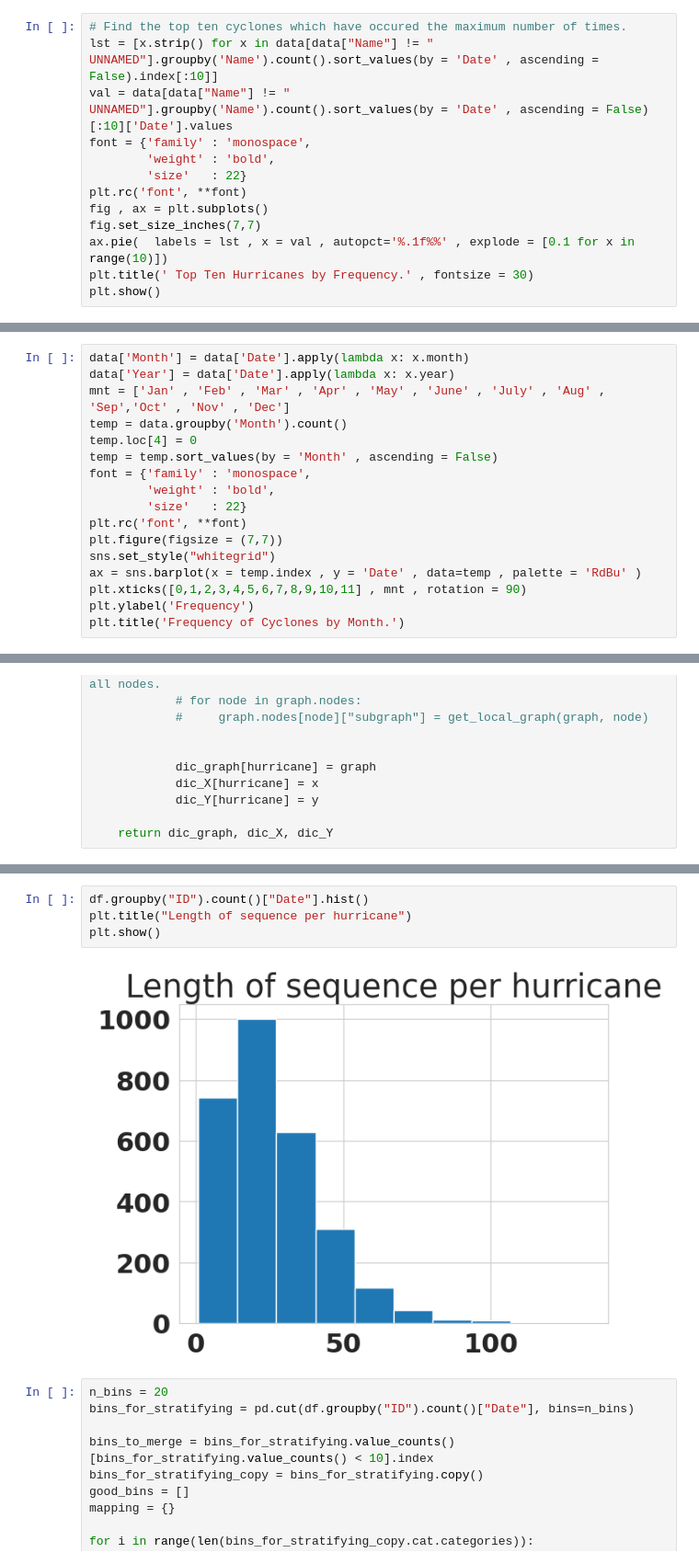
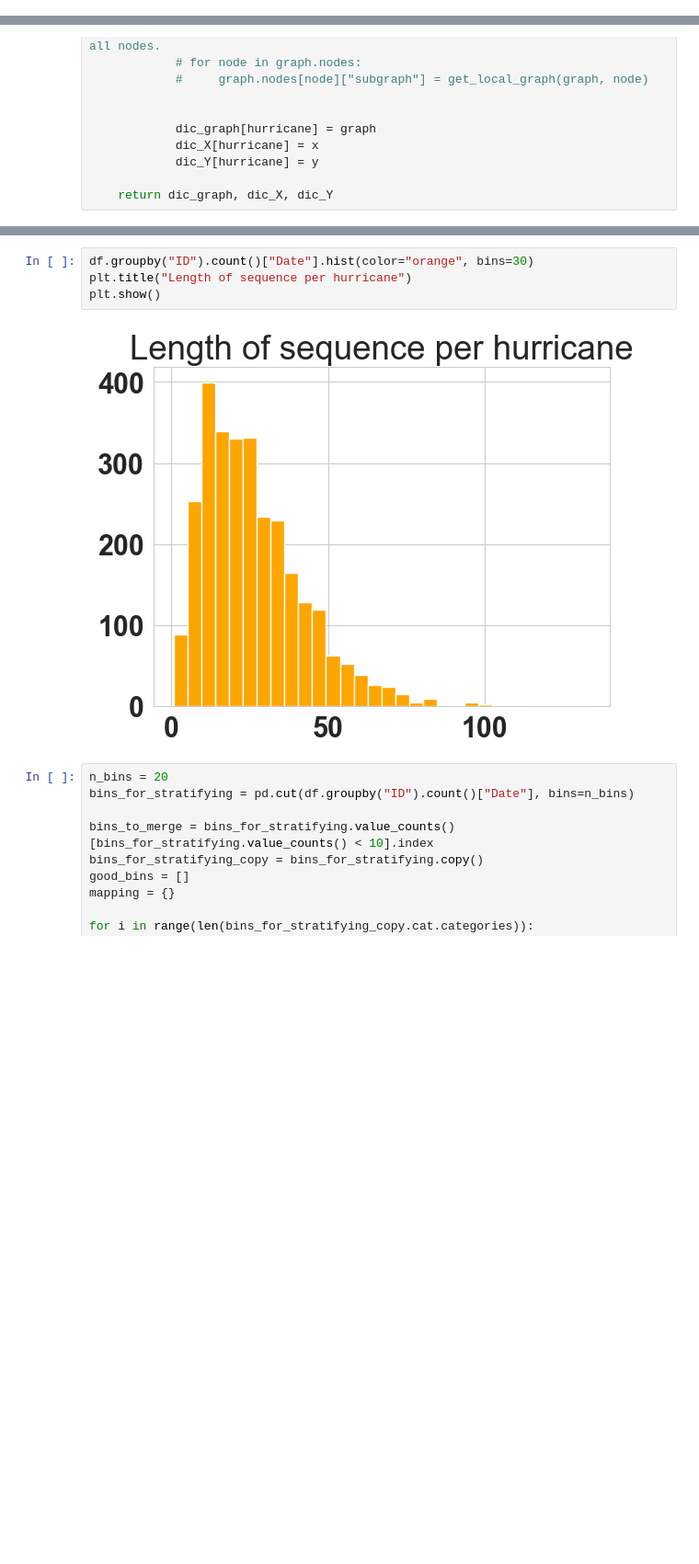
Before and after one commit to EmmaGau/hurricanes_prediction_mlns, a Jupyter notebook: notebooks/explo.ipynb, the cells around one changed output, grey strips where cells are left out. Shown at 92% size. Saved outputs shown, nothing was run; the diff lists cells and outputs as text; blank space fills up the shorter version.

```diff
--- a/notebooks/explo.ipynb
+++ b/notebooks/explo.ipynb
@@ -175,13 +79,0 @@ Missing Values in column Longitude_Hemisphere =  0
-# %%
-# Find the top ten cyclones which have occured the maximum number of times.
-lst = [x.strip() for x in data[data["Name"] != "            UNNAMED"].groupby('Name').count().sort_values(by = 'Date' , ascending = False).index[:10]]
-val = data[data["Name"] != "            UNNAMED"].groupby('Name').count().sort_values(by = 'Date' , ascending = False)[:10]['Date'].values
-font = {'family' : 'monospace',
-        'weight' : 'bold',
-        'size'   : 22}
-plt.rc('font', **font)
-fig , ax = plt.subplots()
-fig.set_size_inches(7,7)
-ax.pie(  labels = lst , x = val , autopct='%.1f%%' , explode = [0.1 for x in range(10)])
-plt.title(' Top Ten Hurricanes by Frequency.' , fontsize = 30)
-plt.show()
@@ -190,17 +79,0 @@ plt.show()
-# %%
-data['Month'] = data['Date'].apply(lambda x: x.month)
-data['Year'] = data['Date'].apply(lambda x: x.year)
-mnt = ['Jan' , 'Feb' , 'Mar' , 'Apr' , 'May' , 'June' , 'July' , 'Aug' , 'Sep','Oct' , 'Nov' , 'Dec']
-temp = data.groupby('Month').count()
-temp.loc[4] = 0
-temp = temp.sort_values(by = 'Month' , ascending = False)
-font = {'family' : 'monospace',
-        'weight' : 'bold',
-        'size'   : 22}
-plt.rc('font', **font)
-plt.figure(figsize = (7,7))
-sns.set_style("whitegrid")
-ax = sns.barplot(x = temp.index , y = 'Date' , data=temp , palette = 'RdBu' )
-plt.xticks([0,1,2,3,4,5,6,7,8,9,10,11] , mnt , rotation = 90)
-plt.ylabel('Frequency')
-plt.title('Frequency of Cyclones by Month.')
@@ -342,9 +158,9 @@ def get_dic_graph(df, loc_feature_names, weather_feature_names, max_seq_lenght=1
 # %%
-df.groupby("ID").count()["Date"].hist()
+df.groupby("ID").count()["Date"].hist(color="orange", bins=30)
 plt.title("Length of sequence per hurricane")
 plt.show()
 # %% [output]
-[figure, old version]
+[figure, new version]
 # %%
 n_bins = 20
 bins_for_stratifying = pd.cut(df.groupby("ID").count()["Date"], bins=n_bins)
```
Also changed, not shown: parts of 27 cells of this notebook, 1 other file.
